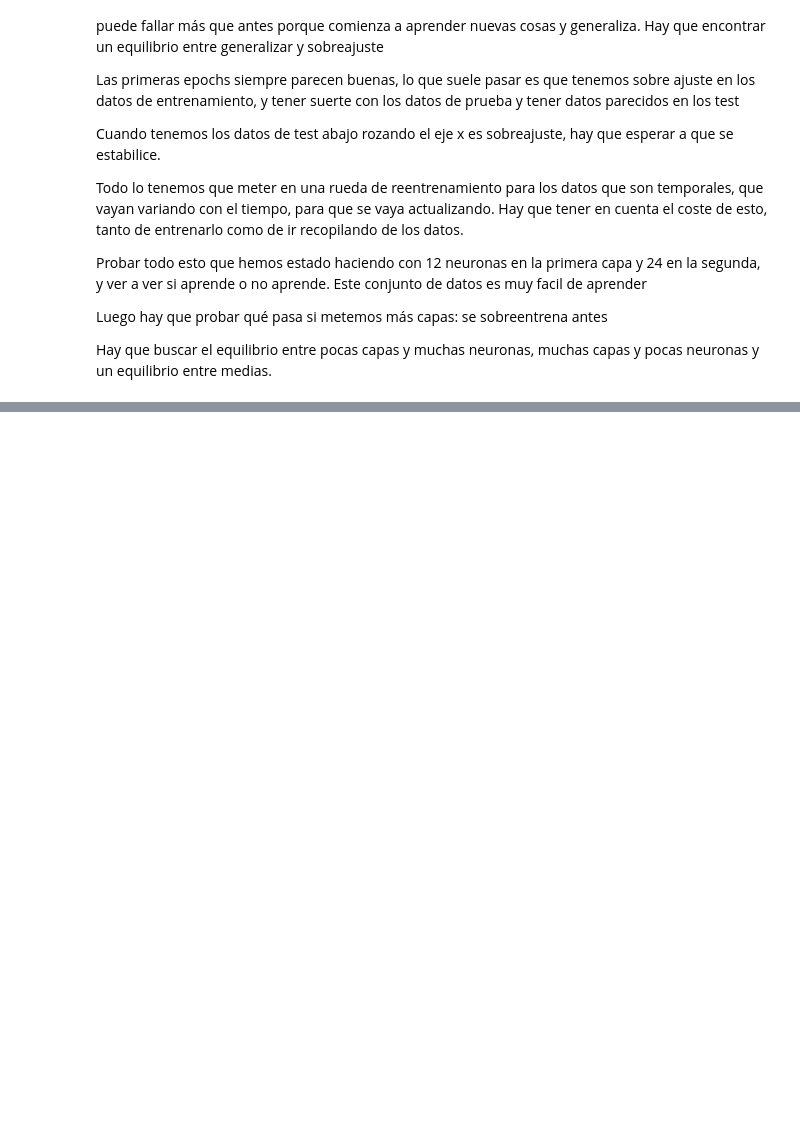
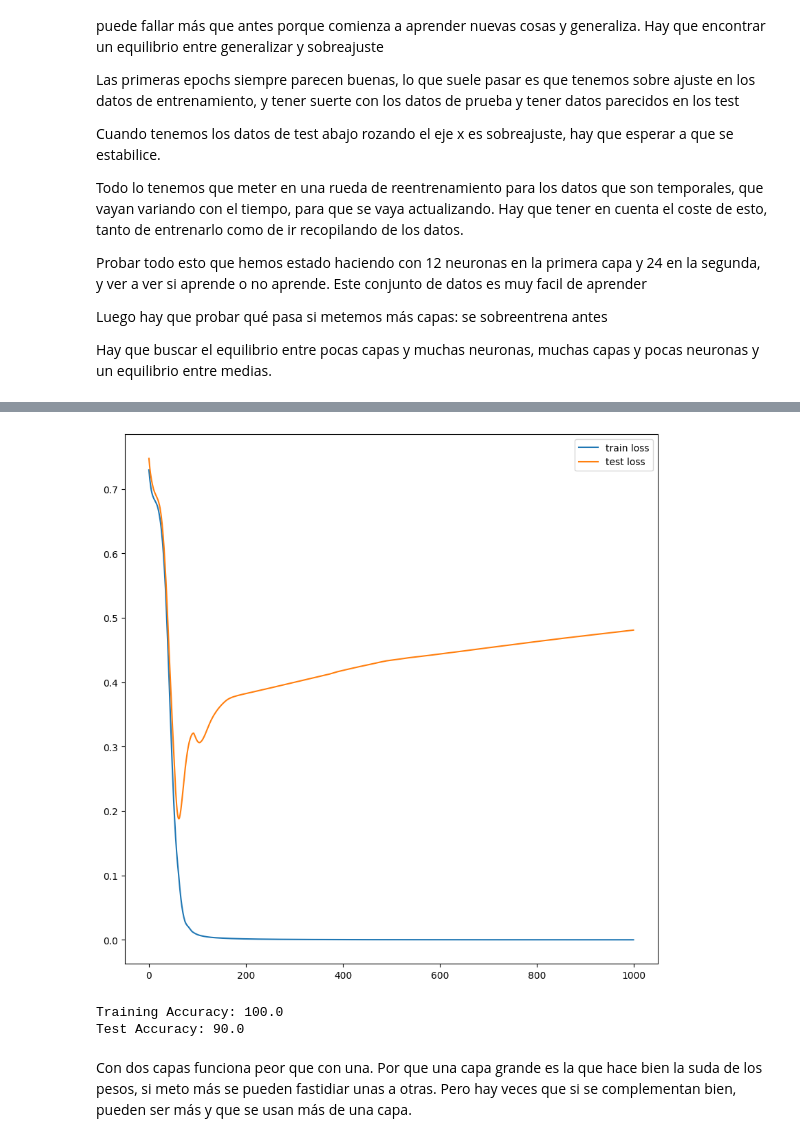
Before and after one commit to patriciamediavilla/L1P2, a Jupyter notebook: quantumclasificador.ipynb, the cells around one changed output, grey strips where cells are left out. Saved outputs shown, nothing was run; the diff lists cells and outputs as text; code cells hidden in the pictures; blank space fills up the shorter version.

```diff
--- a/quantumclasificador.ipynb
+++ b/quantumclasificador.ipynb
@@ -890,15 +892,17 @@ y_test = torch.LongTensor(y_test)
 class NeuralNetworkClassificationModel(nn.Module):
     def __init__(self,input_dim,output_dim):
         super(NeuralNetworkClassificationModel,self).__init__()
-        self.input_layer    = nn.Linear(input_dim,128)
-        self.hidden_layer1  = nn.Linear(128,64)
-        self.output_layer   = nn.Linear(64,output_dim)
+        self.input_layer    = nn.Linear(input_dim,4)
+        self.hidden_layer1  = nn.Linear(4,2)
+        self.hidden_layer2  = nn.Linear(2,4)
+        self.output_layer   = nn.Linear(4,output_dim)
         self.relu = nn.ReLU()
 
 
     def forward(self,x):
         out =  self.relu(self.input_layer(x))
         out =  self.relu(self.hidden_layer1(out))
+        out =  self.relu(self.hidden_layer2(out))
         out =  self.output_layer(out)
         return out
 # %% [markdown]
@@ -908,7 +912,7 @@ outputdim = número de categorías o clases que tenemos
 Creamos modelo
 # %%
 input_dim  = 4
-output_dim = 3
+output_dim = 2
 model = NeuralNetworkClassificationModel(input_dim,output_dim)
 # %% [markdown]
 Me define de cuanto en cuando avanzo y va hacia el minimo y se quda en él, sirve par aver los minimos y buscar los minimos.
@@ -976,3 +991,9 @@ def train_network(model,optimizer,criterion,X_train,y_train,X_test,y_test,num_ep
 
         if (epoch + 1) % 50 == 0:
             print(f"Epoch {epoch+1}/{num_epochs}, Train Loss: {loss_train.item():.4f}, Test Loss: {loss_test.item():.4f}")
+# %%
+num_epochs = 1000
+train_losses = np.zeros(num_epochs)
+test_losses  = np.zeros(num_epochs)
+# %%
+train_network(model,optimizer,criterion,X_train,y_train,X_test,y_test,num_epochs,train_losses,test_losses)
@@ -978,0 +1021,8 @@ def train_network(model,optimizer,criterion,X_train,y_train,X_test,y_test,num_ep
+# %%
+plt.figure(figsize=(10,10))
+plt.plot(train_losses, label='train loss')
+plt.plot(test_losses, label='test loss')
+plt.legend()
+plt.show()
+# %% [output]
+[figure, added]
@@ -978,0 +1056,8 @@ def train_network(model,optimizer,criterion,X_train,y_train,X_test,y_test,num_ep
+# %%
+print(f"Training Accuracy: {round(train_acc*100,3)}")
+print(f"Test Accuracy: {round(test_acc*100,3)}")
+# %% [output]
+Training Accuracy: 100.0
+Test Accuracy: 90.0
+# %% [markdown]
+Con dos capas funciona peor que con una. Por que una capa grande es la que hace bien la suda de los pesos, si meto más se pueden fastidiar unas a otras. Pero hay veces que si se complementan bien, pueden ser más y que se usan más de una capa.
```
Also changed, not shown: parts of 9 cells of this notebook.
